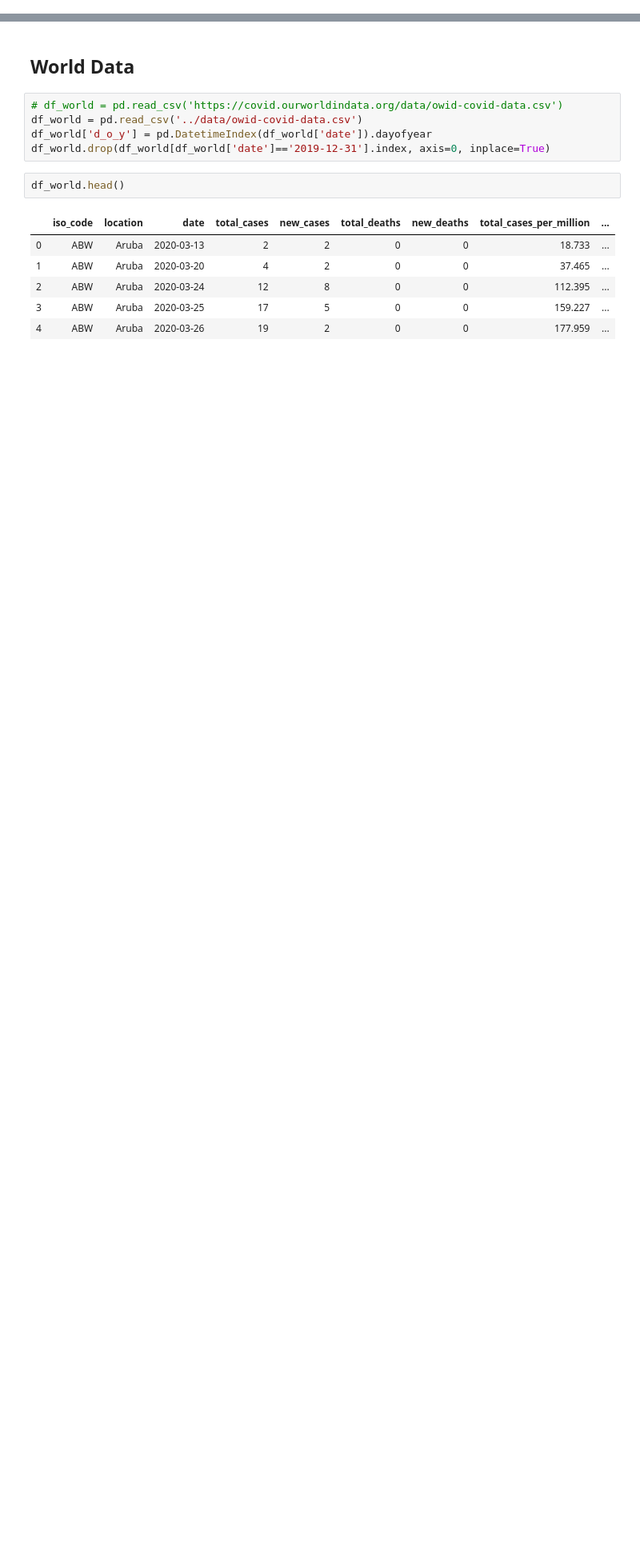
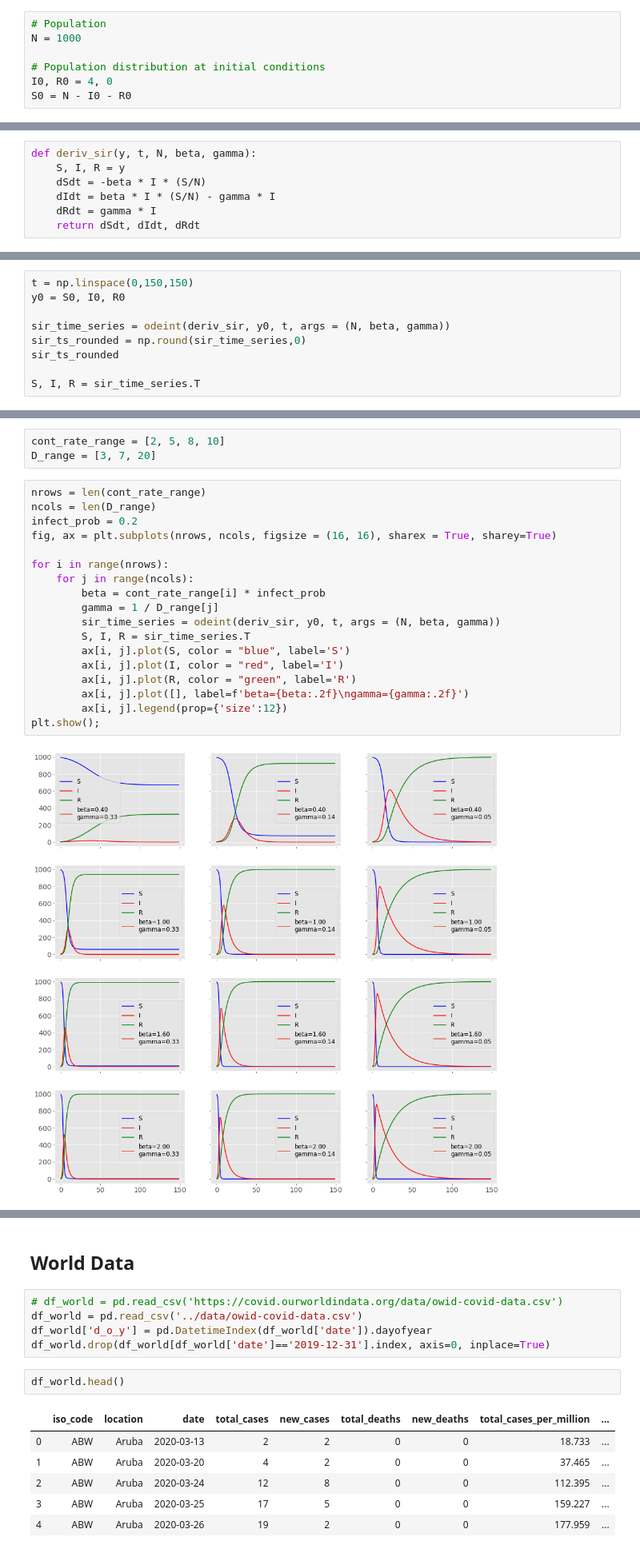
Before and after one commit to AsaKientz/covid-forecasting, a Jupyter notebook: notebooks/covid-forecasting-code-testing.ipynb, the cells around one changed output, grey strips where cells are left out. Shown at 80% size. Drawn from its saved outputs; the diff is of its cells as text; blank space fills up the shorter version.

Commit message:
grid of beta and gamma values

```diff
--- a/notebooks/covid-forecasting-code-testing.ipynb
+++ b/notebooks/covid-forecasting-code-testing.ipynb
@@ -18,0 +23,7 @@ pd.set_option('display.max_columns', None)
+# %%
+# Population
+N = 1000
+
+# Population distribution at initial conditions
+I0, R0 = 4, 0
+S0 = N - I0 - R0
@@ -18,0 +49,7 @@ pd.set_option('display.max_columns', None)
+# %%
+def deriv_sir(y, t, N, beta, gamma):
+    S, I, R = y
+    dSdt = -beta * I * (S/N)
+    dIdt = beta * I * (S/N) - gamma * I
+    dRdt = gamma * I
+    return dSdt, dIdt, dRdt
@@ -18,0 +58,9 @@ pd.set_option('display.max_columns', None)
+# %%
+t = np.linspace(0,150,150)
+y0 = S0, I0, R0
+
+sir_time_series = odeint(deriv_sir, y0, t, args = (N, beta, gamma))
+sir_ts_rounded = np.round(sir_time_series,0)
+sir_ts_rounded
+
+S, I, R = sir_time_series.T
@@ -18,0 +69,23 @@ pd.set_option('display.max_columns', None)
+# %%
+cont_rate_range = [2, 5, 8, 10]
+D_range = [3, 7, 20]
+# %%
+nrows = len(cont_rate_range)
+ncols = len(D_range)
+infect_prob = 0.2
+fig, ax = plt.subplots(nrows, ncols, figsize = (16, 16), sharex = True, sharey=True)
+
+for i in range(nrows):
+    for j in range(ncols):
+        beta = cont_rate_range[i] * infect_prob
+        gamma = 1 / D_range[j]
+        sir_time_series = odeint(deriv_sir, y0, t, args = (N, beta, gamma))
+        S, I, R = sir_time_series.T
+        ax[i, j].plot(S, color = "blue", label='S')
+        ax[i, j].plot(I, color = "red", label='I')
+        ax[i, j].plot(R, color = "green", label='R')
+        ax[i, j].plot([], label=f'beta={beta:.2f}\ngamma={gamma:.2f}')
+        ax[i, j].legend(prop={'size':12})
+plt.show();
+# %% [output]
+[figure, added]
```
Also changed, not shown: parts of 16 cells of this notebook, 1 other file.
